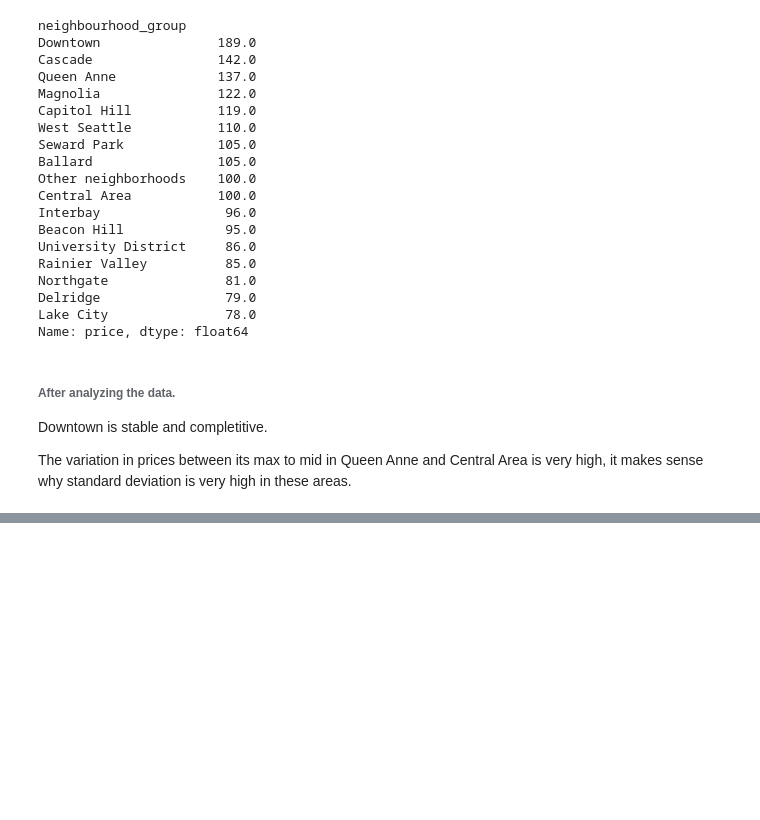
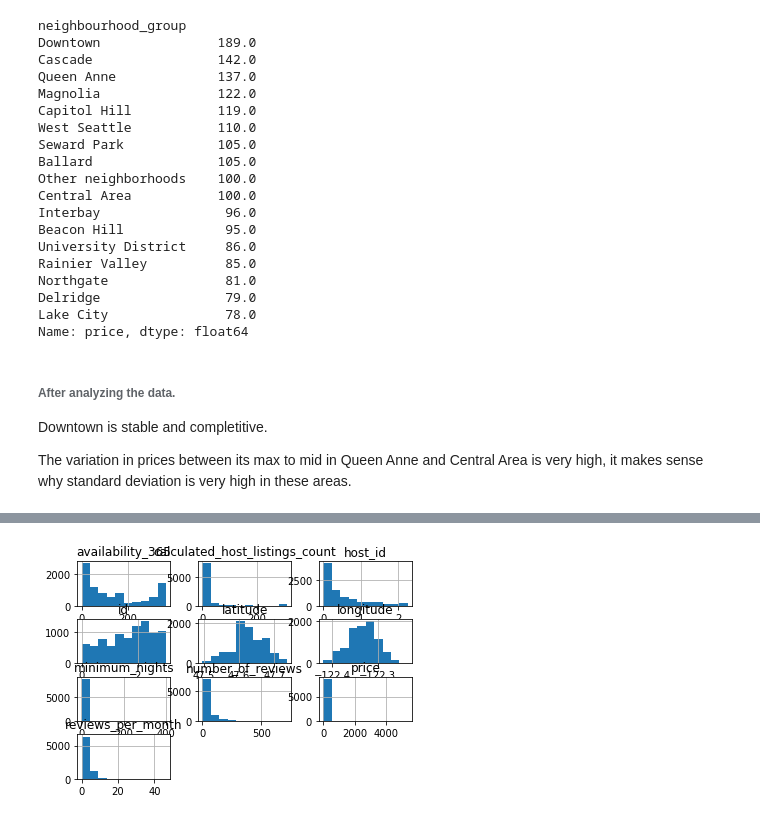
Before and after one commit to SimplifyData/Predict-Airbnb-Prices-in-Seattle, a Jupyter notebook: seattle_airbnb.ipynb, the cells around one changed output, grey strips where cells are left out. Saved outputs shown, nothing was run; the diff lists cells and outputs as text; code cells hidden in the pictures; blank space fills up the shorter version.

```diff
--- a/seattle_airbnb.ipynb
+++ b/seattle_airbnb.ipynb
@@ -881,0 +898,4 @@ The variation in prices between its max to mid in Queen Anne and Central Area is
+# %%
+airbnb_listing_df.hist();
+# %% [output]
+[figure, added]
```
Also changed, not shown: parts of 9 cells of this notebook.
